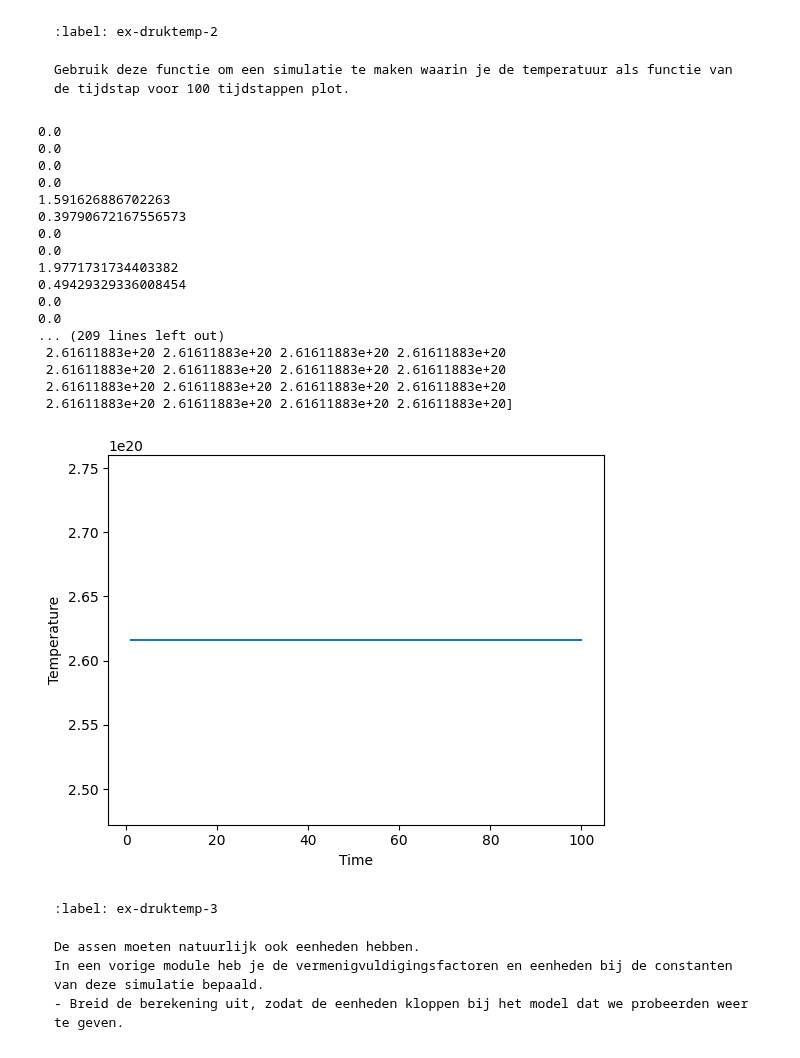
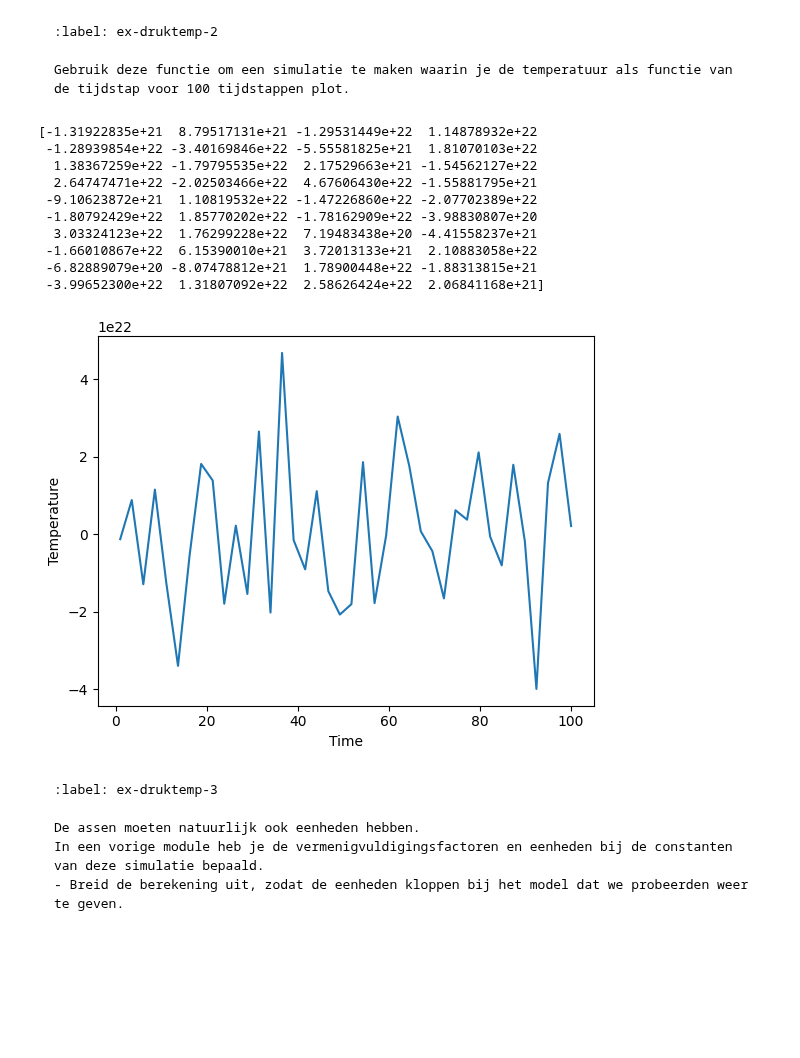
Before and after one commit to arenmeghdadi/314159265358979323846264338, a Jupyter notebook: Content/PySim/5_druktemp.ipynb, the cells around one changed output. Drawn from its saved outputs; the diff is of its cells as text; code cells hidden in the pictures; blank space fills up the shorter version.

````diff
--- a/Content/PySim/5_druktemp.ipynb
+++ b/Content/PySim/5_druktemp.ipynb
@@ -208,43 +206,38 @@ Gebruik deze functie om een simulatie te maken waarin je de temperatuur als func
 # %%
 # ruimte voor uitwerking
 
 particles = []
 temperatures = np.array([]) #np.zeros(100, dtype=float)
-times = np.linspace(1, 100, 100)
+times = np.linspace(1, 100, 40)
 
 create_particles(particles)
-for i in range(100):
+for p in particles:
     take_time_step(particles)
-    temperatures = np.append(temperatures, temperature(i))
+    temperatures = np.append(temperatures, temperature(particles))
     # vastleggen van temperatuur per tijdstap
 #your code/answer
 
 print(temperatures)
 plt.figure()
 plt.xlabel('Time')
 plt.ylabel('Temperature')
 plt.plot(times, temperatures)
 # plotten van tijd tegen temperatuur
 plt.show()
+
+#wat gebeurt er
 # %% [output]
-0.0
-0.0
-0.0
-0.0
-1.591626886702263
-0.39790672167556573
-0.0
-0.0
-1.9771731734403382
-0.49429329336008454
-0.0
-0.0
-... (209 lines left out)
- 2.61611883e+20 2.61611883e+20 2.61611883e+20 2.61611883e+20
- 2.61611883e+20 2.61611883e+20 2.61611883e+20 2.61611883e+20
- 2.61611883e+20 2.61611883e+20 2.61611883e+20 2.61611883e+20
- 2.61611883e+20 2.61611883e+20 2.61611883e+20 2.61611883e+20]
+[-1.31922835e+21  8.79517131e+21 -1.29531449e+22  1.14878932e+22
+ -1.28939854e+22 -3.40169846e+22 -5.55581825e+21  1.81070103e+22
+  1.38367259e+22 -1.79795535e+22  2.17529663e+21 -1.54562127e+22
+  2.64747471e+22 -2.02503466e+22  4.67606430e+22 -1.55881795e+21
+ -9.10623872e+21  1.10819532e+22 -1.47226860e+22 -2.07702389e+22
+ -1.80792429e+22  1.85770202e+22 -1.78162909e+22 -3.98830807e+20
+  3.03324123e+22  1.76299228e+22  7.19483438e+20 -4.41558237e+21
+ -1.66010867e+22  6.15390010e+21  3.72013133e+21  2.10883058e+22
+ -6.82889079e+20 -8.07478812e+21  1.78900448e+22 -1.88313815e+21
+ -3.99652300e+22  1.31807092e+22  2.58626424e+22  2.06841168e+21]
-[figure, old version]
+[figure, new version]
 # %% [markdown]
 ```{exercise}
 :label: ex-druktemp-3
````
Also changed, not shown: parts of 3 cells of this notebook.
